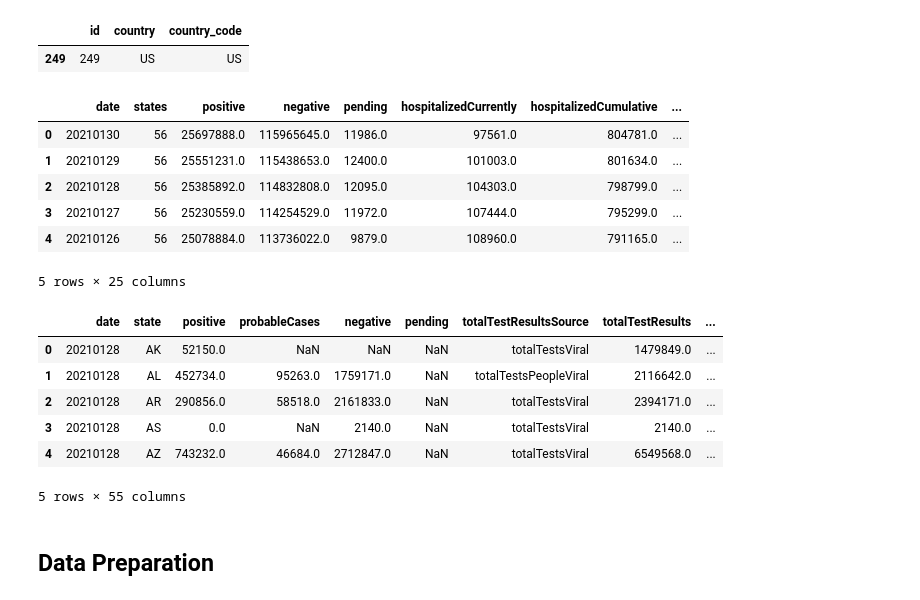
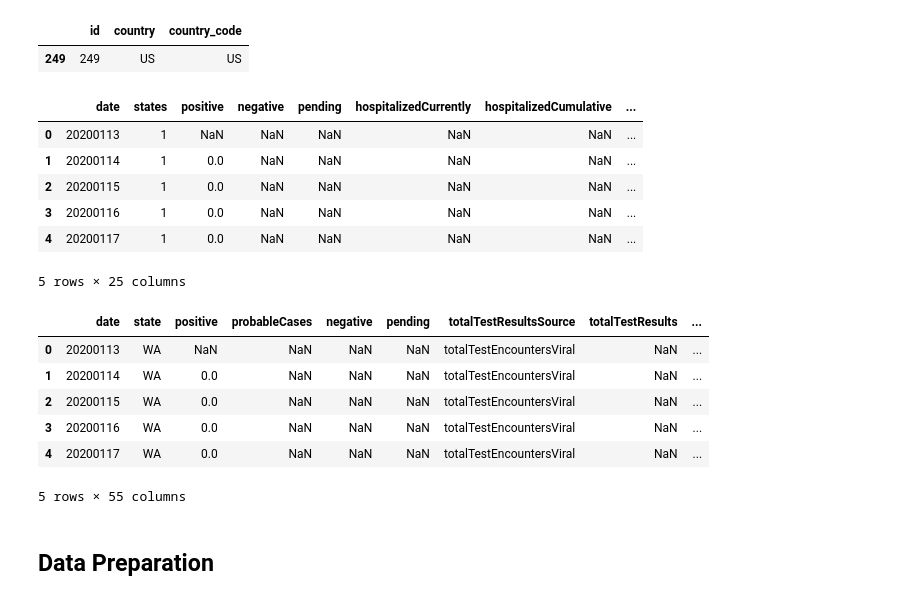
Before and after one commit to ghcn345/Coronavirus-Prediction, a Jupyter notebook: project_coronavirus.ipynb, the cells around one changed output. Drawn from its saved outputs; the diff is of its cells as text; code cells hidden in the pictures.

```diff
--- a/project_coronavirus.ipynb
+++ b/project_coronavirus.ipynb
@@ -92,32 +92,32 @@ data[data['country_code']=='US'].iloc[:,:3]
 # %%
 # The covid tracking project data api
 url = 'https://api.covidtracking.com/v1/us/daily.json'
 response = requests.get(url)
 dus = response.json()
 
-df = pd.DataFrame(dus)
+df = pd.DataFrame(dus[::-1])
 df.head()
 # %% [output]
 |  | date | states | positive | negative | pending | hospitalizedCurrently | hospitalizedCumulative | ... |
-| 0 | 20210130 | 56 | 25697888.0 | 115965645.0 | 11986.0 | 97561.0 | 804781.0 | ... |
-| 1 | 20210129 | 56 | 25551231.0 | 115438653.0 | 12400.0 | 101003.0 | 801634.0 | ... |
-| 2 | 20210128 | 56 | 25385892.0 | 114832808.0 | 12095.0 | 104303.0 | 798799.0 | ... |
-| 3 | 20210127 | 56 | 25230559.0 | 114254529.0 | 11972.0 | 107444.0 | 795299.0 | ... |
-| 4 | 20210126 | 56 | 25078884.0 | 113736022.0 | 9879.0 | 108960.0 | 791165.0 | ... |
+| 0 | 20200113 | 1 | NaN | NaN | NaN | NaN | NaN | ... |
+| 1 | 20200114 | 1 | 0.0 | NaN | NaN | NaN | NaN | ... |
+| 2 | 20200115 | 1 | 0.0 | NaN | NaN | NaN | NaN | ... |
+| 3 | 20200116 | 1 | 0.0 | NaN | NaN | NaN | NaN | ... |
+| 4 | 20200117 | 1 | 0.0 | NaN | NaN | NaN | NaN | ... |
 5 rows × 25 columns
 # %%
 url = 'https://api.covidtracking.com/v1/states/daily.json'
 response = requests.get(url)
 daily = response.json()
-df1 = pd.DataFrame(daily)
+df1 = pd.DataFrame(daily[::-1])
 df1.head()
 # %% [output]
 |  | date | state | positive | probableCases | negative | pending | totalTestResultsSource | totalTestResults | ... |
-| 0 | 20210128 | AK | 52150.0 | NaN | NaN | NaN | totalTestsViral | 1479849.0 | ... |
-| 1 | 20210128 | AL | 452734.0 | 95263.0 | 1759171.0 | NaN | totalTestsPeopleViral | 2116642.0 | ... |
-| 2 | 20210128 | AR | 290856.0 | 58518.0 | 2161833.0 | NaN | totalTestsViral | 2394171.0 | ... |
-| 3 | 20210128 | AS | 0.0 | NaN | 2140.0 | NaN | totalTestsViral | 2140.0 | ... |
-| 4 | 20210128 | AZ | 743232.0 | 46684.0 | 2712847.0 | NaN | totalTestsViral | 6549568.0 | ... |
+| 0 | 20200113 | WA | NaN | NaN | NaN | NaN | totalTestEncountersViral | NaN | ... |
+| 1 | 20200114 | WA | 0.0 | NaN | NaN | NaN | totalTestEncountersViral | NaN | ... |
+| 2 | 20200115 | WA | 0.0 | NaN | NaN | NaN | totalTestEncountersViral | NaN | ... |
+| 3 | 20200116 | WA | 0.0 | NaN | NaN | NaN | totalTestEncountersViral | NaN | ... |
+| 4 | 20200117 | WA | 0.0 | NaN | NaN | NaN | totalTestEncountersViral | NaN | ... |
 5 rows × 55 columns
 # %% [markdown]
 ## Data Preparation
```
Also changed, not shown: parts of 14 cells of this notebook.
